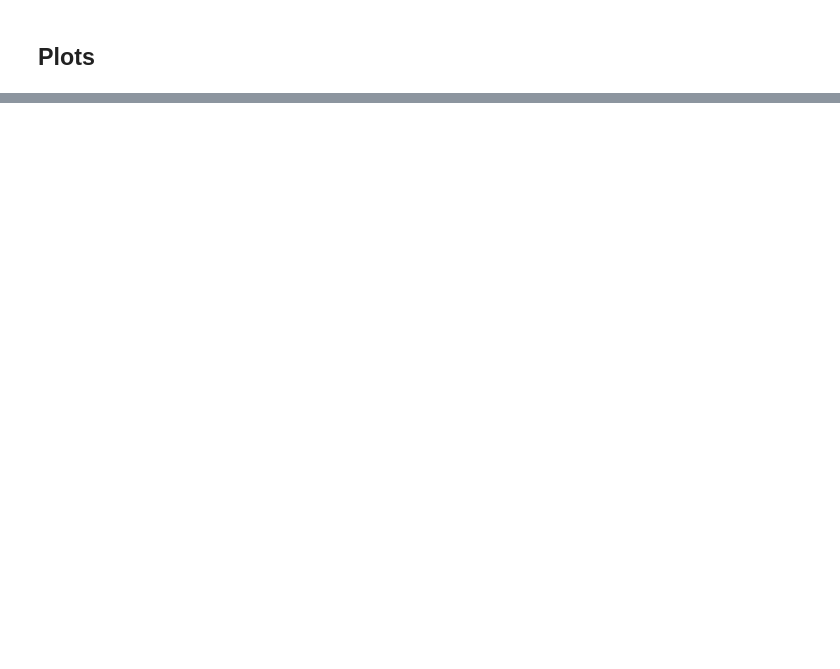
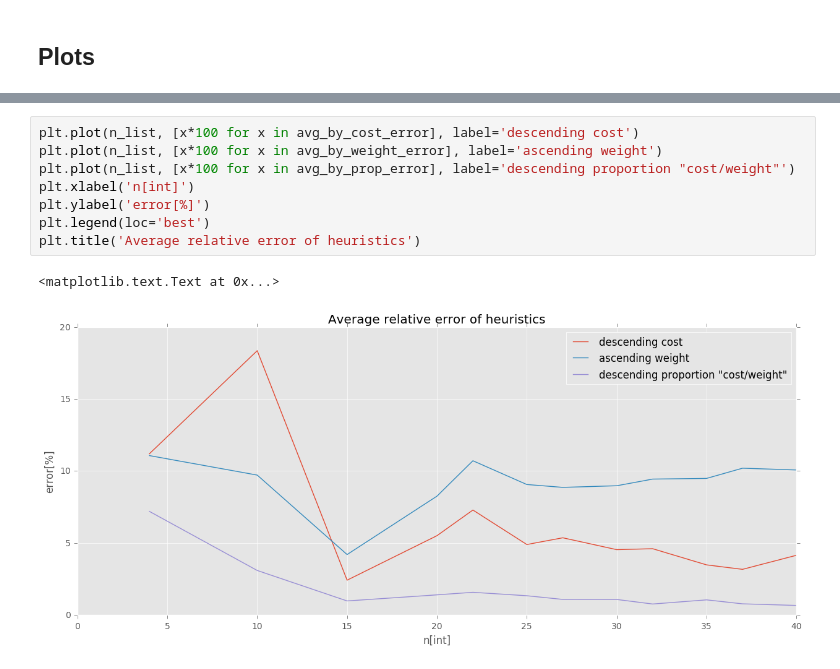
Before and after one commit to bobirdmi/MI-PAA, a Jupyter notebook: hw1.ipynb, the cells around one changed output, grey strips where cells are left out. Saved outputs shown, nothing was run; the diff lists cells and outputs as text; blank space fills up the shorter version.

```diff
--- a/hw1.ipynb
+++ b/hw1.ipynb
@@ -247,0 +301,11 @@ plt.plot(range(50), rel_err['cost'], 'b', range(50), rel_err['prop'], 'r')
+# %%
+plt.plot(n_list, [x*100 for x in avg_by_cost_error], label='descending cost')
+plt.plot(n_list, [x*100 for x in avg_by_weight_error], label='ascending weight')
+plt.plot(n_list, [x*100 for x in avg_by_prop_error], label='descending proportion "cost/weight"')
+plt.xlabel('n[int]')
+plt.ylabel('error[%]')
+plt.legend(loc='best')
+plt.title('Average relative error of heuristics')
+# %% [output]
+<matplotlib.text.Text at 0x...>
+[figure, added]
```
Also changed, not shown: parts of 27 cells of this notebook, 1 other file.
